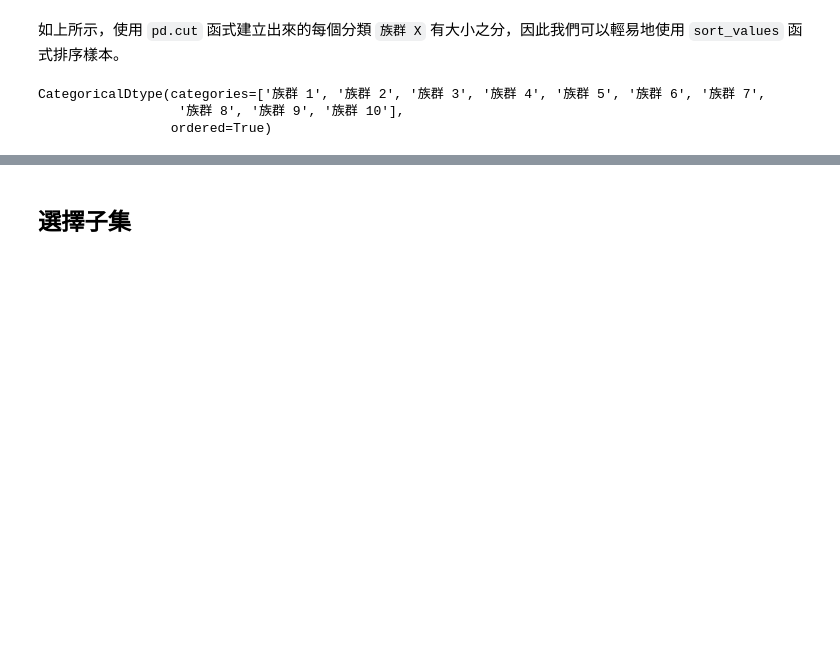
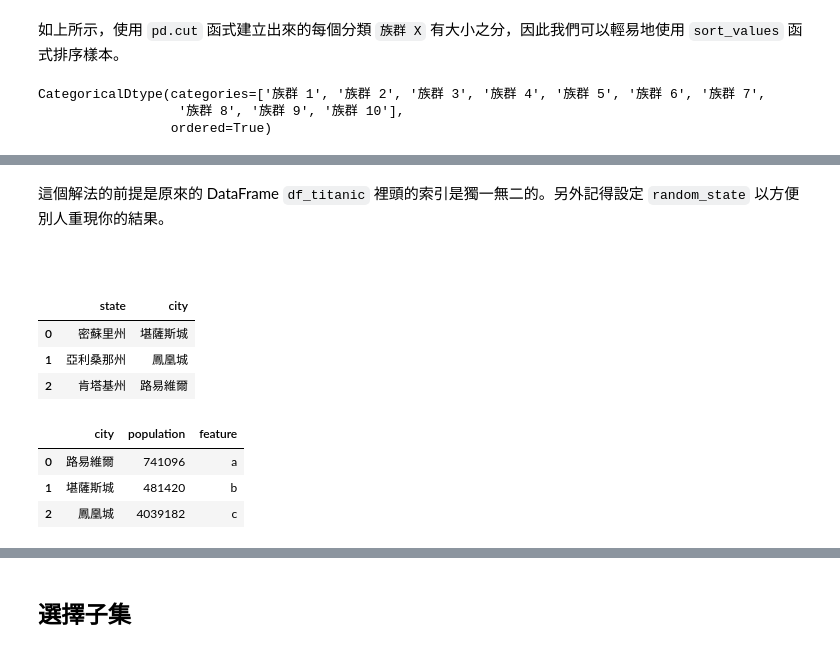
Before and after one commit to leemengtw/leemengtaiwan.github.io, a Jupyter notebook: notebooks/pandas-top-x-tricks-for-data-scientists.ipynb, the cells around one changed output, grey strips where cells are left out. Saved outputs shown, nothing was run; the diff lists cells and outputs as text; code cells hidden in the pictures; blank space fills up the shorter version.

```diff
--- a/notebooks/pandas-top-x-tricks-for-data-scientists.ipynb
+++ b/notebooks/pandas-top-x-tricks-for-data-scientists.ipynb
@@ -896,0 +924,25 @@ CategoricalDtype(categories=['族群 1', '族群 2', '族群 3', '族群 4', '
+# %% [markdown]
+這個解法的前提是原來的 DataFrame `df_titanic` 裡頭的索引是獨一無二的。另外記得設定 `random_state` 以方便別人重現你的結果。
+# %% [markdown]
+###
+# %%
+df_city = pd.DataFrame({
+    'state': ['密蘇里州', '亞利桑那州', '肯塔基州'],
+    'city': ['堪薩斯城', '鳳凰城', '路易維爾']
+})
+df_info = pd.DataFrame({
+    'city': ['路易維爾', '堪薩斯城', '鳳凰城'],
+    'population': [741096, 481420, 4039182],
+    'feature': list('abc')})
+
+display(df_city)
+display(df_info)
+# %% [output]
+|  | state | city |
+| 0 | 密蘇里州 | 堪薩斯城 |
+| 1 | 亞利桑那州 | 鳳凰城 |
+| 2 | 肯塔基州 | 路易維爾 |
+|  | city | population | feature |
+| 0 | 路易維爾 | 741096 | a |
+| 1 | 堪薩斯城 | 481420 | b |
+| 2 | 鳳凰城 | 4039182 | c |
```
Also changed, not shown: parts of 5 cells of this notebook, 52 other files.
